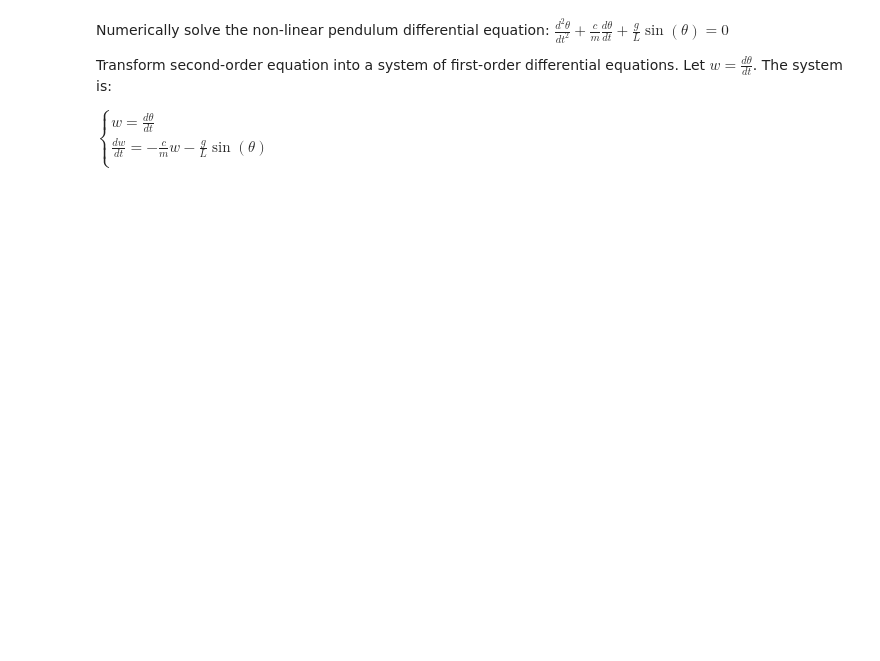
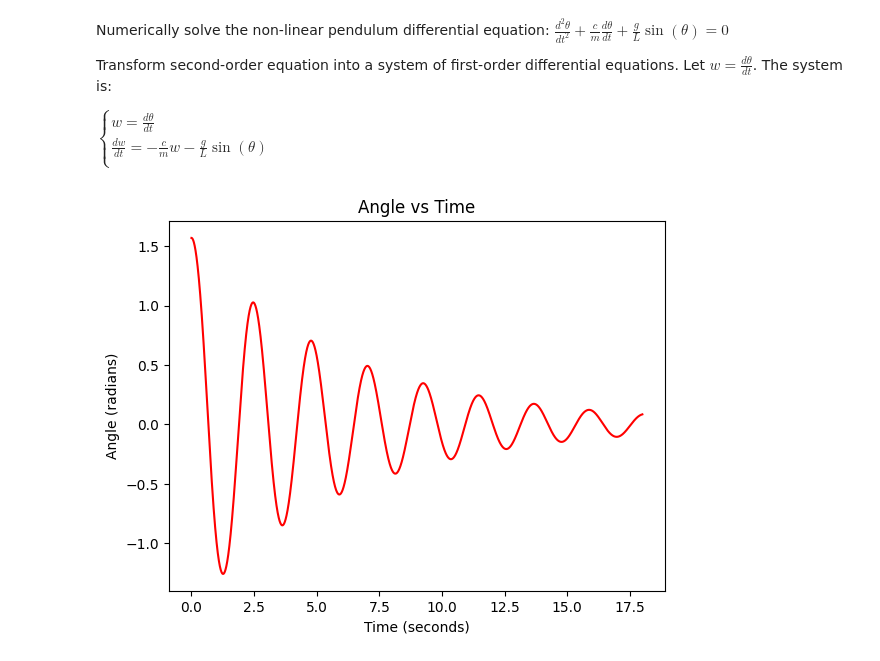
Before and after one commit to da5011/Pendulum-Sim, a Jupyter notebook: sim.ipynb, the cells around one changed output. Cells and saved outputs as stored; diff of their text form; code cells hidden in the pictures; blank space fills up the shorter version.

Commit message:
Euler Equation Solver Added with plot

```diff
--- a/sim.ipynb
+++ b/sim.ipynb
@@ -40 +26,24 @@ def EulerMethod(nSteps, stepSize, IV1, IV2, const1, const2):
+# %%
+cBym = dampening_coefficient/mass #precompute ratios
+gByL = g/length
+number_of_steps = int(simulation_duration/step_size)
+rad2deg = 180/math.pi
+
+time_vector = [0] * (number_of_steps+1)
+angle_vector = [0] * (number_of_steps+1)
+velocity_vector = [0] * (number_of_steps+1)
+
+def EulerMethod(nSteps, stepSize, IV1, IV2, const1, const2, time, angle, velocity):
+    i = 0
+    time[0] = 0
+    angle[0] = IV1
+    velocity[0] = IV2
+
+    dwdt = lambda w, theta: -const1*w - const2*math.sin(theta)
+
+    while i < nSteps:
+        time[i+1] = time[i] + stepSize
+        angle[i+1] = angle[i] + stepSize*velocity[i]
+        velocity[i+1] = velocity[i] + stepSize*dwdt(velocity[i], angle[i])
+        i = i + 1
 # %%
@@ -41,0 +51,11 @@ EulerMethod(number_of_steps, step_size, initial_angle, initial_velocity, cBym, g
+# %%
+x = time_vector
+y = angle_vector
+
+pyp.title("Angle vs Time")
+pyp.xlabel("Time (seconds)")
+pyp.ylabel("Angle (radians)")
+pyp.plot(x, y, color = "red")
+pyp.show()
+# %% [output]
+[figure, added]
```
Also changed, not shown: parts of 4 cells of this notebook.
